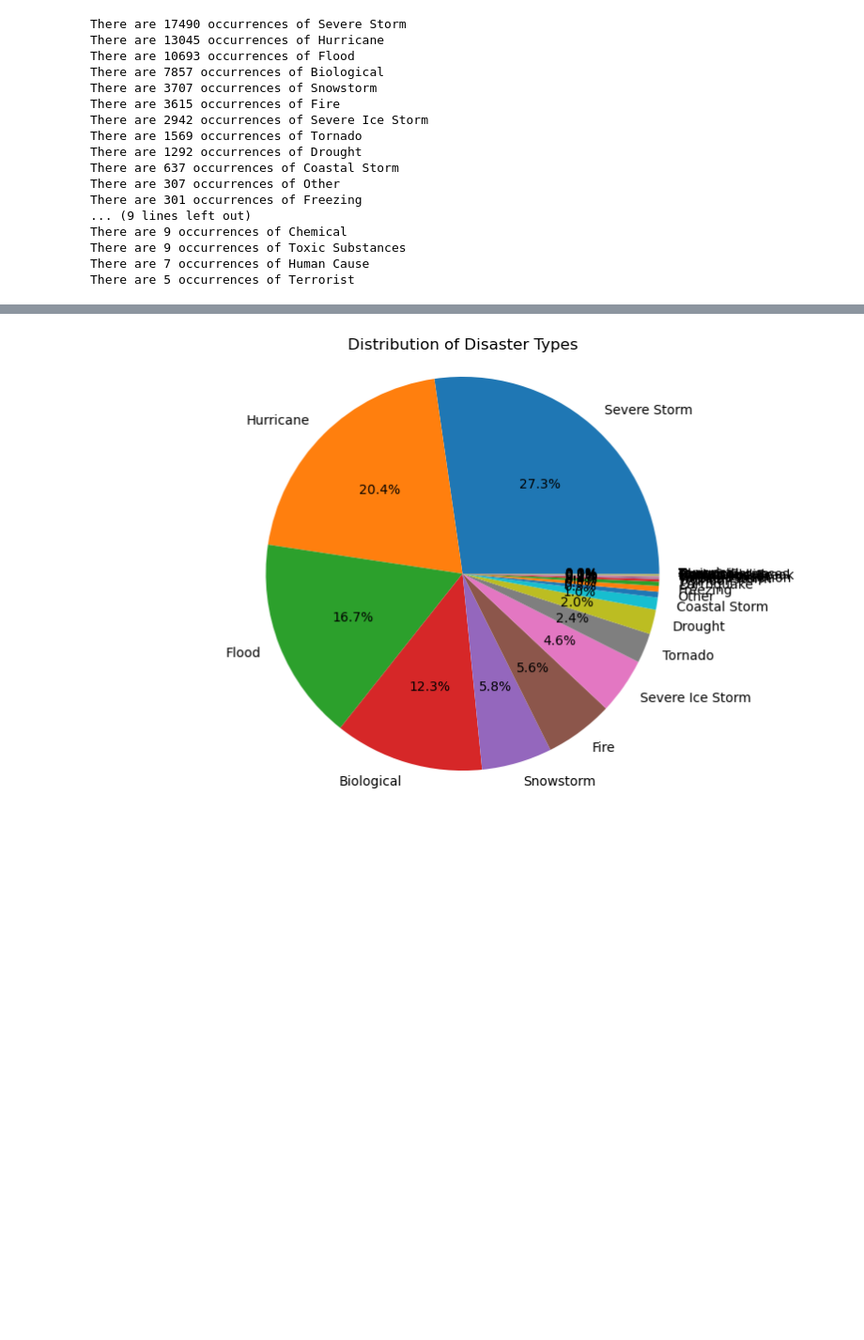
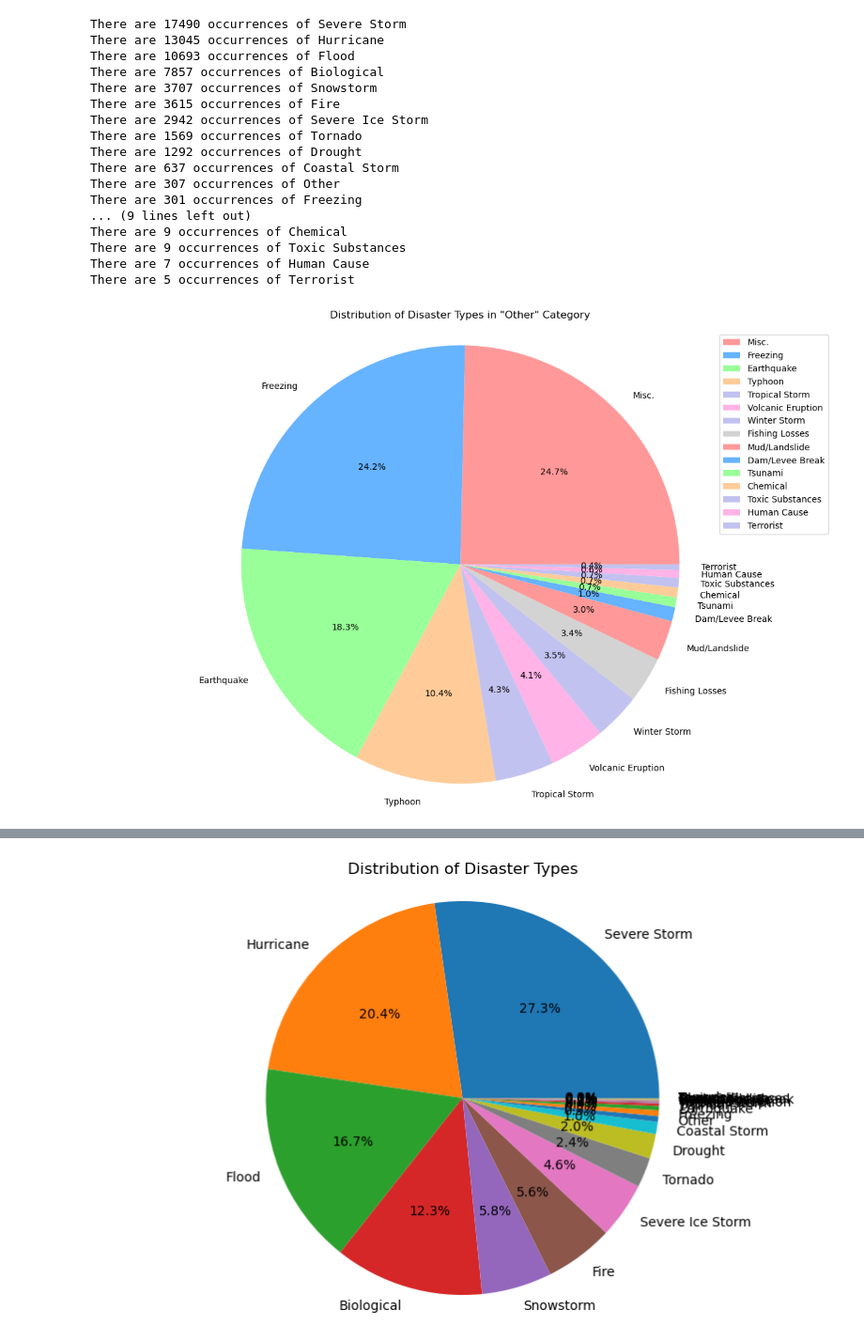
Before and after one commit to ehsan55555/FEMA-Disaster-Analysis-US, a Jupyter notebook: disaster_types.ipynb, the cells around one changed output, grey strips where cells are left out. Shown: that part at 94% size. Drawn from its saved outputs; the diff is of its cells as text; code cells hidden in the pictures; blank space fills up the shorter version.

```diff
--- a/disaster_types.ipynb
+++ b/disaster_types.ipynb
@@ -32,7 +32,7 @@ array(['Tornado', 'Flood', 'Fire', 'Other', 'Earthquake', 'Hurricane',
        'Human Cause', 'Terrorist', 'Tsunami', 'Chemical', 'Biological',
        'Tropical Storm', 'Winter Storm'], dtype=object)
 # %%
-disaster_counts = df['incident_type'].value_counts()
+disaster_counts = us_disasters_df['incident_type'].value_counts()
 
 # Print out the count of disaster-type instances
 for disaster, count in disaster_counts.items():
@@ -55,3 +55,28 @@ There are 9 occurrences of Chemical
 There are 9 occurrences of Toxic Substances
 There are 7 occurrences of Human Cause
 There are 5 occurrences of Terrorist
+# %%
+total_count = disaster_counts.sum()
+
+# Identify disaster types with counts under 2%
+threshold_percentage = 0.5
+small_counts = disaster_counts[disaster_counts / total_count * 100 < threshold_percentage]
+small_counts.rename(index={'Other': 'Misc.'}, inplace=True)
+# Set custom colors for the pie chart (optional)
+colors = ['#ff9999', '#66b3ff', '#99ff99', '#ffcc99', '#c2c2f0', '#ffb3e6', '#c2c2f0', '#d3d3d3']  # Add color for the "other" category
+
+plt.figure(figsize=(15, 10))  # Adjust figure size for the "Other" pie chart
+
+# Plot the pie chart for the "Other" category
+plt.pie(small_counts, labels=small_counts.index, autopct='%1.1f%%', colors=colors)
+plt.legend(small_counts.index, loc='center left', bbox_to_anchor=(0.85, 0.77))
+
+plt.title('Distribution of Disaster Types in "Other" Category')
+plt.axis('equal')  # Equal aspect ratio ensures that pie is drawn as a circle.
+
+plt.savefig("graphics/other_category.png", bbox_inches='tight', dpi=300)
+
+# Show the pie chart for the "Other" category
+plt.show()
+# %% [output]
+[figure, added]
```
Also changed, not shown: parts of 11 cells of this notebook, 3 other files.
